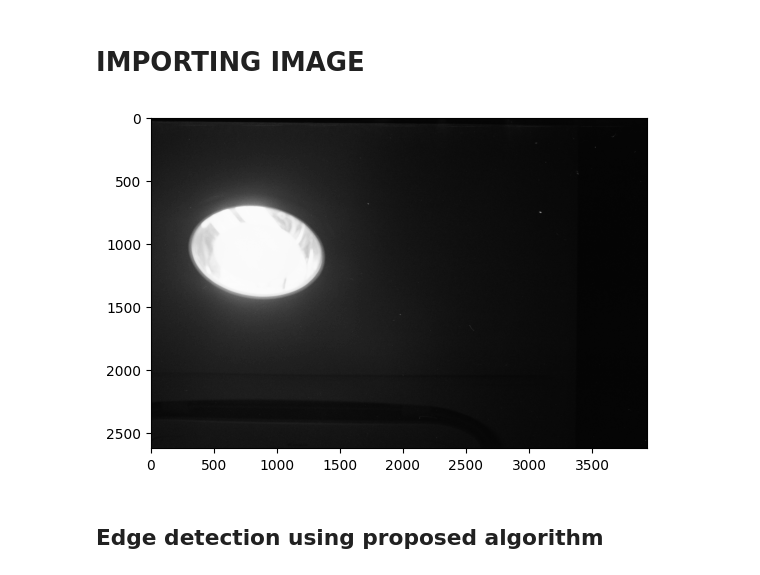
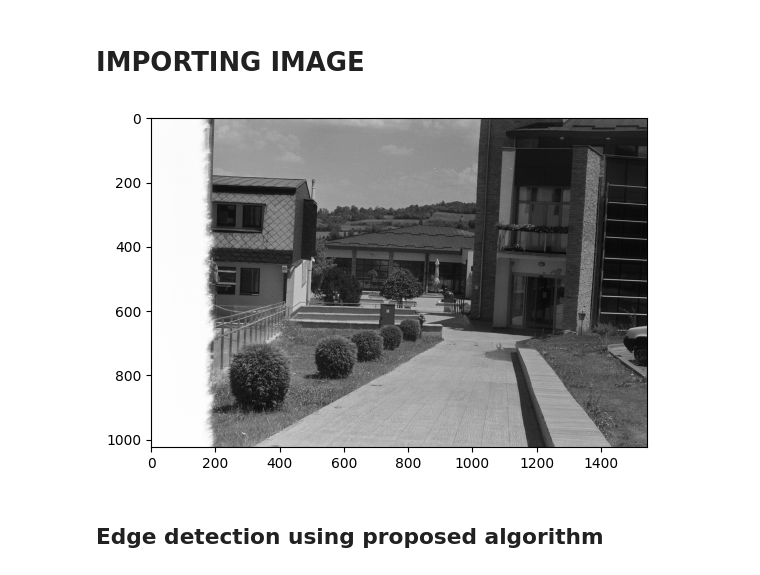
Before and after one commit to dyc0/film_grain, a Jupyter notebook: image_analysis.ipynb, the cells around one changed output. Cells and saved outputs as stored; diff of their text form; code cells hidden in the pictures.

```diff
--- a/image_analysis.ipynb
+++ b/image_analysis.ipynb
@@ -42,16 +25,18 @@ def ac_img_along_vec(img, vector: tuple, mean = None):
 # %% [markdown]
 # IMPORTING IMAGE
 # %%
-img = cv2.imread("res/img/101.jpg")
+img = cv2.imread("res/img/054.jpg")
 img = cv2.cvtColor(img, cv2.COLOR_BGR2GRAY)
 # Bluring helps with very noisy images:
 #img = cv2.medianBlur(img, 3)
 
 plt.figure()
 plt.imshow(img, cmap="gray")
 plt.show()
+
+#np.savetxt("res/test.raw", img, fmt="%i")
 # %% [output]
-[figure, old version]
+[figure, new version]
 # %% [markdown]
 ## Edge detection using proposed algorithm
 # %% [markdown]
```
Also changed, not shown: parts of 19 cells of this notebook, 2 other files.
